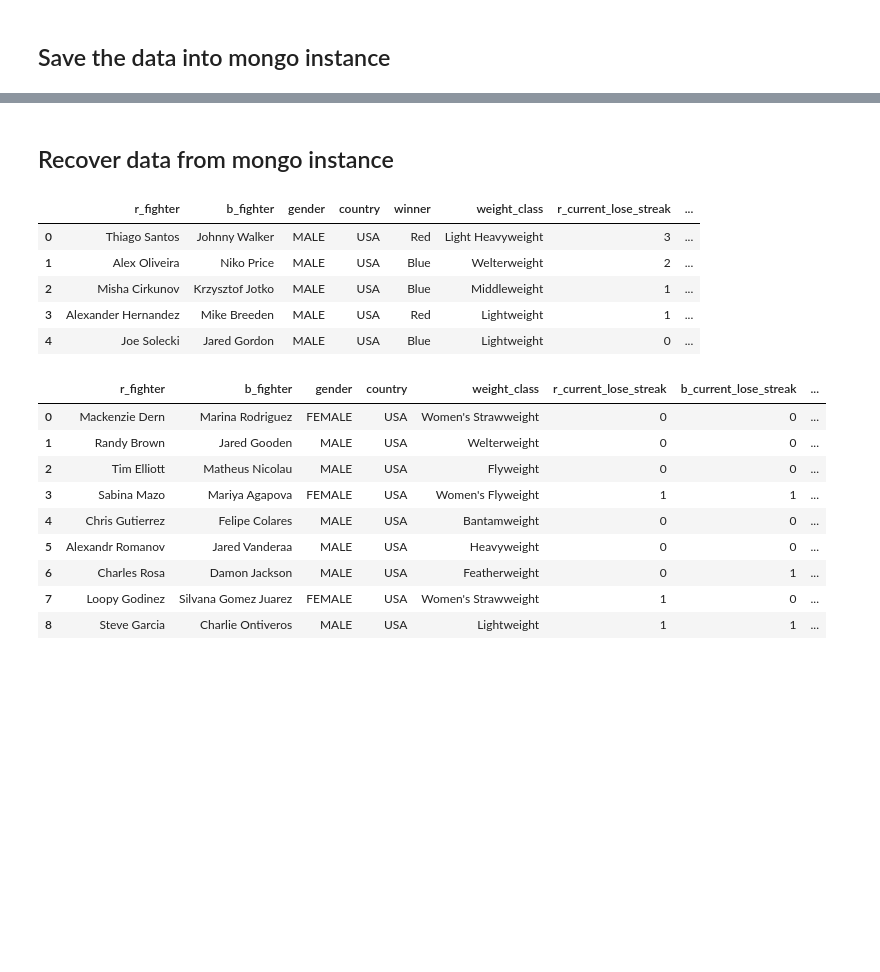
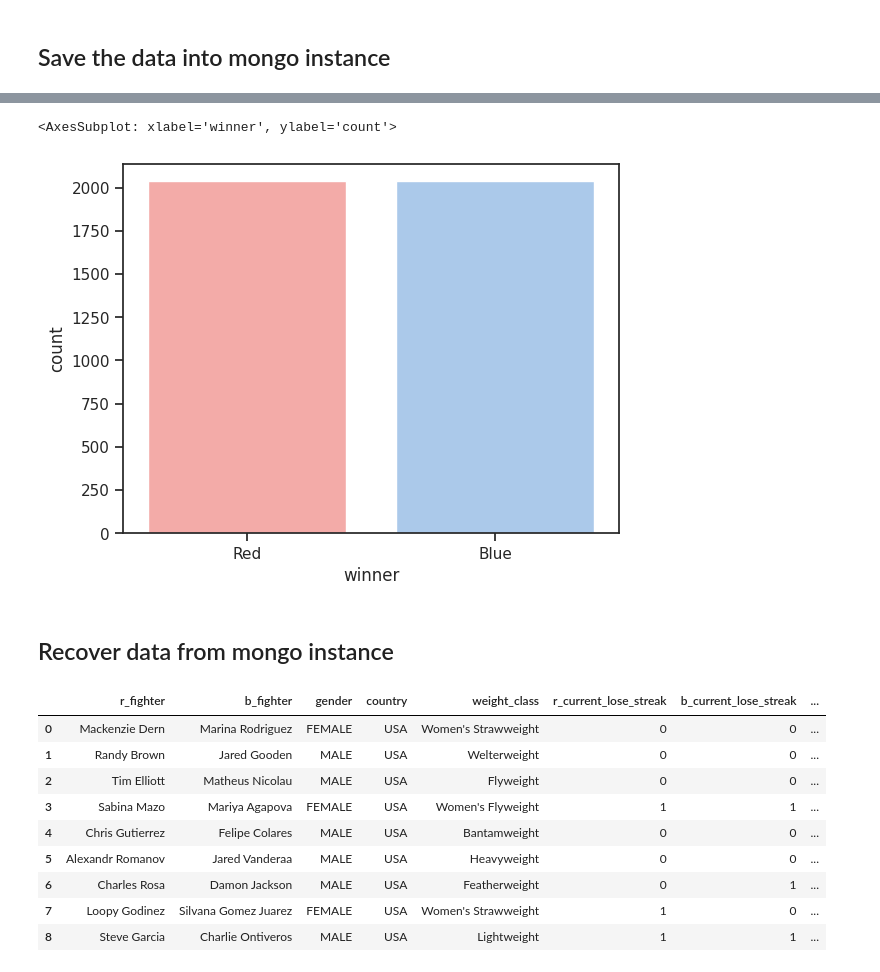
Before and after one commit to wilberquito/UFC-winner-predictor, a Jupyter notebook: lab/notebooks/ufc.ipynb, the cells around one changed output, grey strips where cells are left out. Cells and saved outputs as stored; diff of their text form; code cells hidden in the pictures; blank space fills up the shorter version.

```diff
--- a/lab/notebooks/ufc.ipynb
+++ b/lab/notebooks/ufc.ipynb
@@ -278,3 +295,17 @@ Length features without duplicates:  20
+# %%
+n_red = len(master_df[master_df['winner'] == 'Red'])
+n_blue = len(master_df[master_df['winner'] == 'Blue'])
+
+frac = abs(n_red - n_blue) / max(n_red, n_blue)
+target = 'Red' if n_red > n_blue else 'Blue'
+
+master_df = master_df \
+    .drop(master_df[master_df['winner'] == target].sample(frac=frac).index)
+
+sns.countplot(x='winner', data=master_df, palette=['r', 'b'])
+# %% [output]
+<AxesSubplot: xlabel='winner', ylabel='count'>
+[figure, added]
 # %%
 class MongoDB:
 
@@ -346,18 +377,6 @@ mongodb.insert_many(
     upcoming_df.to_dict( 'records' ))
 # %% [markdown]
 ## Recover data from mongo instance
-# %%
-master_df = mongodb.findall(
-    mongodb_ufc.master,
-    to_df = True)
-master_df.head()
-# %% [output]
-|  | r_fighter | b_fighter | gender | country | winner | weight_class | r_current_lose_streak | ... |
-| 0 | Thiago Santos | Johnny Walker | MALE | USA | Red | Light Heavyweight | 3 | ... |
-| 1 | Alex Oliveira | Niko Price | MALE | USA | Blue | Welterweight | 2 | ... |
-| 2 | Misha Cirkunov | Krzysztof Jotko | MALE | USA | Blue | Middleweight | 1 | ... |
-| 3 | Alexander Hernandez | Mike Breeden | MALE | USA | Red | Lightweight | 1 | ... |
-| 4 | Joe Solecki | Jared Gordon | MALE | USA | Blue | Lightweight | 0 | ... |
 # %%
 upcoming_df = mongodb.findall(
     mongodb_ufc.upcoming,
```
Also changed, not shown: parts of 9 cells of this notebook, 1 other file.
